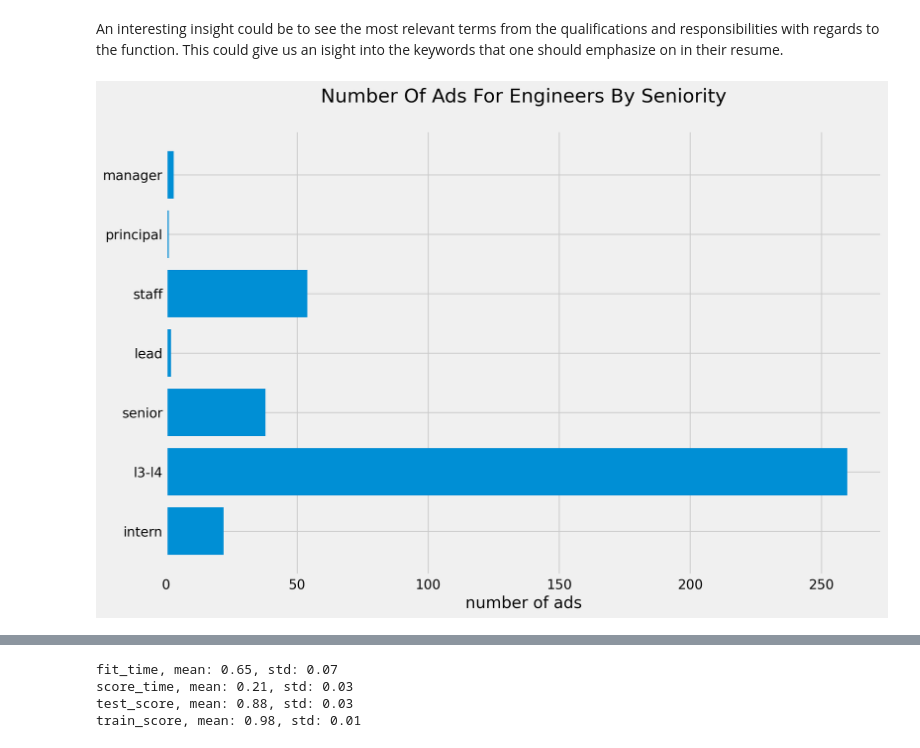
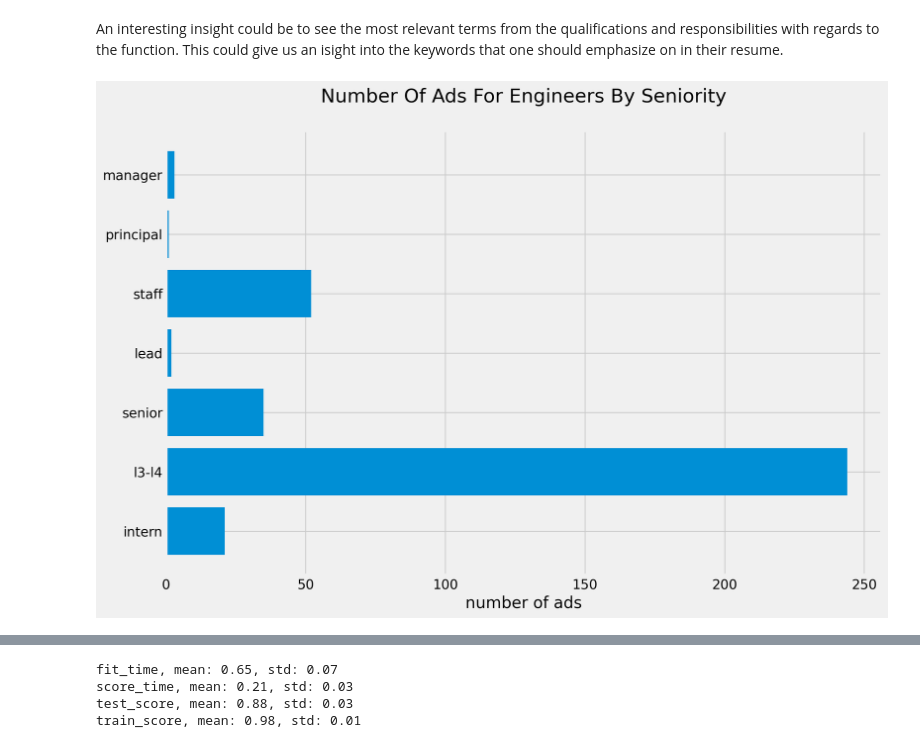
Before and after one commit to rossrco/analyses, a Jupyter notebook: ggl_job_ads/notebooks/job_ads_analysis.ipynb, the cells around one changed output, grey strips where cells are left out. Saved outputs shown, nothing was run; the diff lists cells and outputs as text; code cells hidden in the pictures.

```diff
--- a/ggl_job_ads/notebooks/job_ads_analysis.ipynb
+++ b/ggl_job_ads/notebooks/job_ads_analysis.ipynb
@@ -108,12 +108,12 @@ An interesting insight could be to see the most relevant terms from the qualific
 # %%
 fig=plt.figure(figsize=(12, 8))
 to_plot = (ads[ads.function=='engineer']
            .groupby(['seniority', 'seniority_rank'])
-           .id.count().sort_index(level=1))
+           .id.nunique().sort_index(level=1))
 
 plt.barh(to_plot.index.get_level_values('seniority'), to_plot.values)
 plt.xlabel('number of ads')
 plt.title('Number Of Ads For Engineers By Seniority', pad=30)
 plt.show()
 # %% [output]
-[figure, old version]
+[figure, new version]
```
Also changed, not shown: parts of 1 cell of this notebook.
